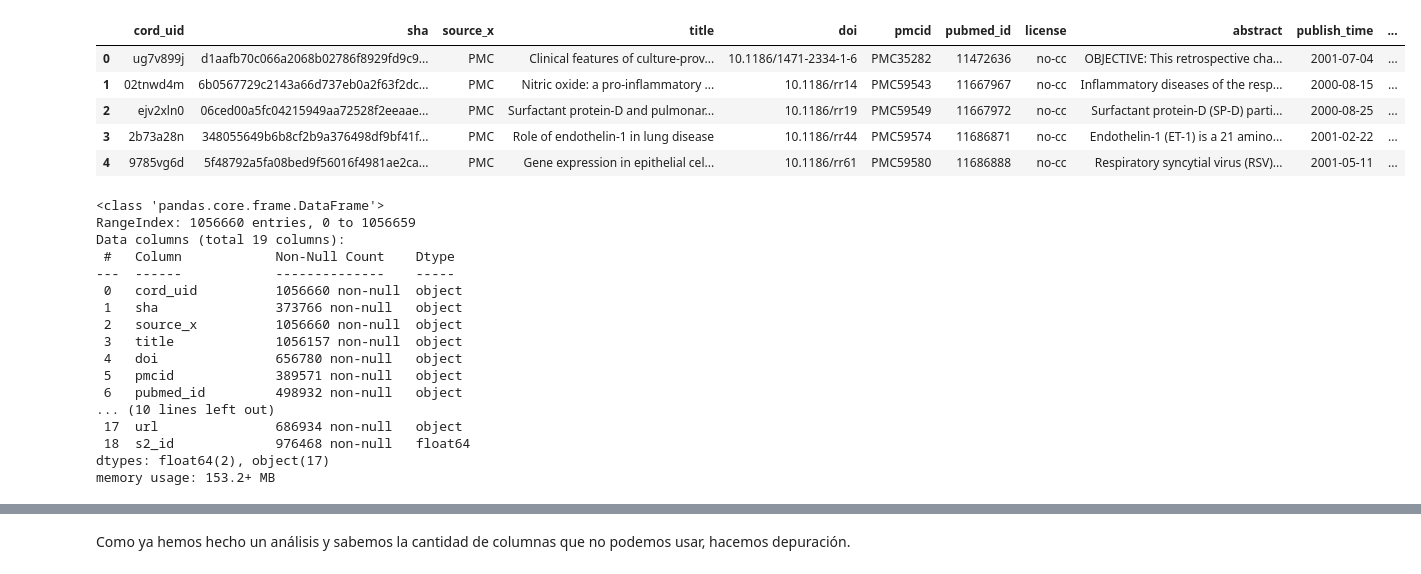
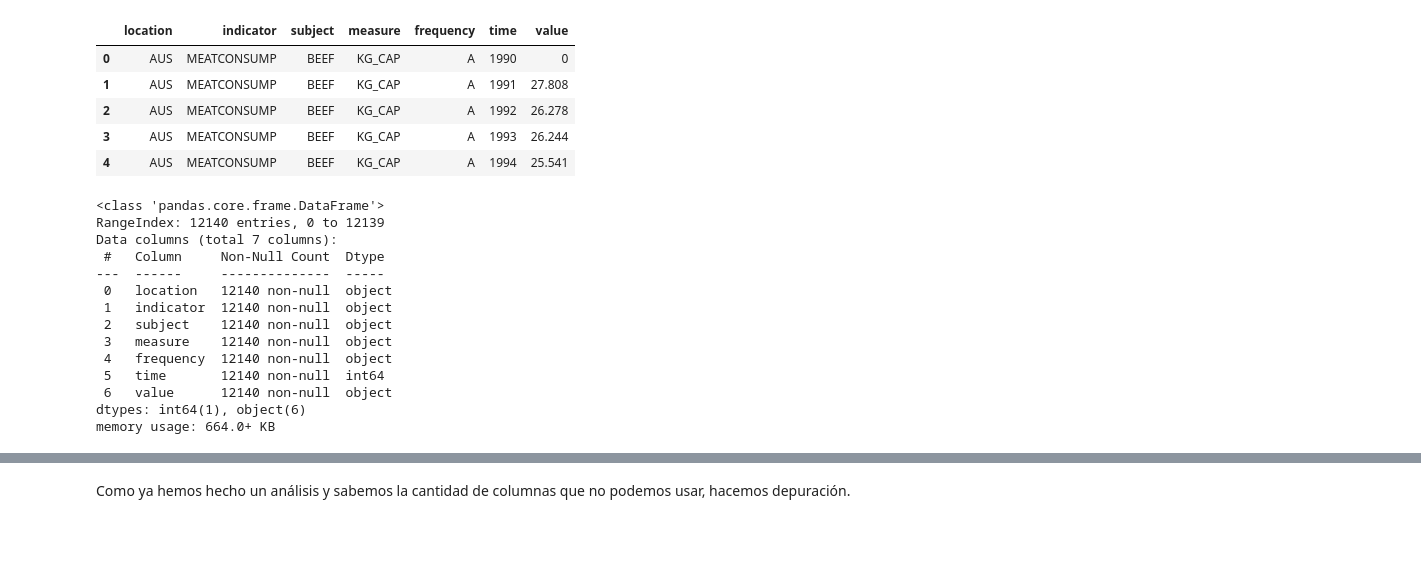
Before and after one commit to danielbolanosuax/GolesUEFA2022, a Jupyter notebook: otrodt.ipynb, the cells around one changed output, grey strips where cells are left out. Cells and saved outputs as stored; diff of their text form; code cells hidden in the pictures; blank space fills up the shorter version.

```diff
--- a/otrodt.ipynb
+++ b/otrodt.ipynb
@@ -1,42 +1,39 @@
 # %%
 # Importando las librerías necesarias
 import pandas as pd
 import matplotlib.pyplot as plt
 import seaborn as sns
 
 # Configuración para que las visualizaciones aparezcan en el notebook
 %matplotlib inline
 
-df = df_datos_covid
+df =  df_meat_comsumption
 
 # Cargando el dataset desde el archivo CSV
-df_datos_covid = pd.read_csv("C:/Users/Daniel Bolaños/OneDrive/Escritorio/Datasets/metadata.csv")
+df = pd.read_csv(r"C:\Users\Daniel Bolaños\OneDrive - Universidad Alfonso X el Sabio\UAX\ASIGNATURAS\2º Cuatrimestre 2 Business Intelligence\Data Mining 1\meat_consumption.csv")
 
 df.head()
 # %% [output]
-|  | cord_uid | sha | source_x | title | doi | pmcid | pubmed_id | license | abstract | publish_time | ... |
-| 0 | ug7v899j | d1aafb70c066a2068b02786f8929fd9c9... | PMC | Clinical features of culture-prov... | 10.1186/1471-2334-1-6 | PMC35282 | 11472636 | no-cc | OBJECTIVE: This retrospective cha... | 2001-07-04 | ... |
-| 1 | 02tnwd4m | 6b0567729c2143a66d737eb0a2f63f2dc... | PMC | Nitric oxide: a pro-inflammatory ... | 10.1186/rr14 | PMC59543 | 11667967 | no-cc | Inflammatory diseases of the resp... | 2000-08-15 | ... |
-| 2 | ejv2xln0 | 06ced00a5fc04215949aa72528f2eeaae... | PMC | Surfactant protein-D and pulmonar... | 10.1186/rr19 | PMC59549 | 11667972 | no-cc | Surfactant protein-D (SP-D) parti... | 2000-08-25 | ... |
-| 3 | 2b73a28n | 348055649b6b8cf2b9a376498df9bf41f... | PMC | Role of endothelin-1 in lung disease | 10.1186/rr44 | PMC59574 | 11686871 | no-cc | Endothelin-1 (ET-1) is a 21 amino... | 2001-02-22 | ... |
-| 4 | 9785vg6d | 5f48792a5fa08bed9f56016f4981ae2ca... | PMC | Gene expression in epithelial cel... | 10.1186/rr61 | PMC59580 | 11686888 | no-cc | Respiratory syncytial virus (RSV)... | 2001-05-11 | ... |
+|  | location | indicator | subject | measure | frequency | time | value |
+| 0 | AUS | MEATCONSUMP | BEEF | KG_CAP | A | 1990 | 0 |
+| 1 | AUS | MEATCONSUMP | BEEF | KG_CAP | A | 1991 | 27.808 |
+| 2 | AUS | MEATCONSUMP | BEEF | KG_CAP | A | 1992 | 26.278 |
+| 3 | AUS | MEATCONSUMP | BEEF | KG_CAP | A | 1993 | 26.244 |
+| 4 | AUS | MEATCONSUMP | BEEF | KG_CAP | A | 1994 | 25.541 |
 # %%
 df.info()
 # %% [output]
 <class 'pandas.core.frame.DataFrame'>
-RangeIndex: 1056660 entries, 0 to 1056659
-Data columns (total 19 columns):
- #   Column            Non-Null Count    Dtype
----  ------            --------------    -----
- 0   cord_uid          1056660 non-null  object
- 1   sha               373766 non-null   object
- 2   source_x          1056660 non-null  object
- 3   title             1056157 non-null  object
- 4   doi               656780 non-null   object
- 5   pmcid             389571 non-null   object
- 6   pubmed_id         498932 non-null   object
-... (10 lines left out)
- 17  url               686934 non-null   object
- 18  s2_id             976468 non-null   float64
-dtypes: float64(2), object(17)
-memory usage: 153.2+ MB
+RangeIndex: 12140 entries, 0 to 12139
+Data columns (total 7 columns):
+ #   Column     Non-Null Count  Dtype
+---  ------     --------------  -----
+ 0   location   12140 non-null  object
+ 1   indicator  12140 non-null  object
+ 2   subject    12140 non-null  object
+ 3   measure    12140 non-null  object
+ 4   frequency  12140 non-null  object
+ 5   time       12140 non-null  int64
+ 6   value      12140 non-null  object
+dtypes: int64(1), object(6)
+memory usage: 664.0+ KB
```
Also changed, not shown: parts of 16 cells of this notebook.
